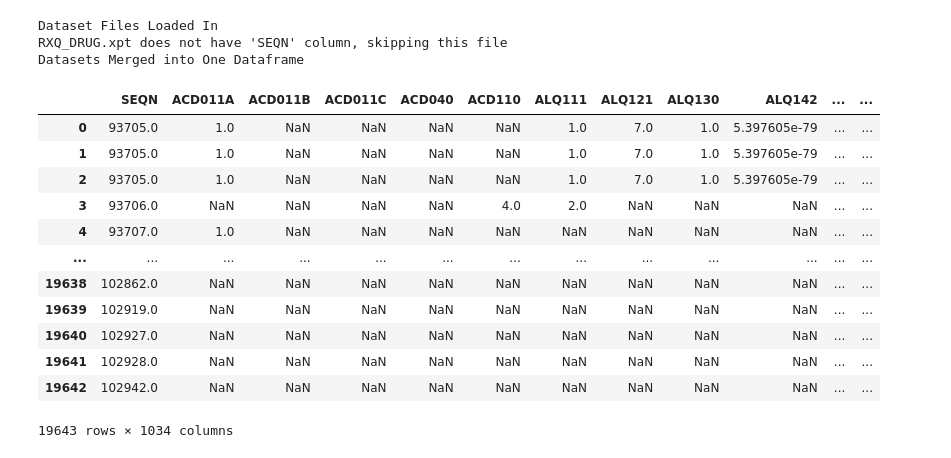
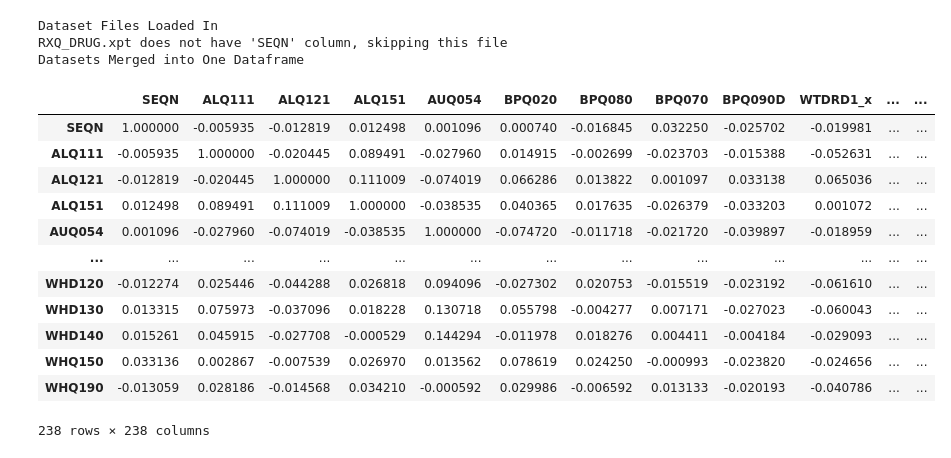
Before and after one commit to nglahani/ML_RPA_Use_Case, a Jupyter notebook: Python/Data_Test.ipynb, the cells around one changed output. Saved outputs shown, nothing was run; the diff lists cells and outputs as text; code cells hidden in the pictures.

```diff
--- a/Python/Data_Test.ipynb
+++ b/Python/Data_Test.ipynb
@@ -1,9 +8,4 @@
 # %%
-import pandas as pd
-from os import listdir, getcwd
-from os.path import isfile, join, dirname
-
-
 #Read in Input Path Where Datafiles are Stored, keep as a list of files
 try:
     input_path = dirname(getcwd()) + "\\Data\\Test_Data\\"
@@ -37,25 +39,56 @@ except Exception as e:
 else:
     print("Datasets Merged into One Dataframe")
 
-#DIQ010 - Doctor Said You Have Diabetes
-#DIQ160 - Doctor Said You Are At Risk For Diabetes
+#MCQ220 - Have you been diagnosed with cancer
+#MCQ230a -What kind was it
 
-df_init
 #Identify Response Variable Column, And Begin Dataframe Cleaning
+response = "MCQ220"
 # %% [output]
 Dataset Files Loaded In
 RXQ_DRUG.xpt does not have 'SEQN' column, skipping this file
 Datasets Merged into One Dataframe
-|  | SEQN | ACD011A | ACD011B | ACD011C | ACD040 | ACD110 | ALQ111 | ALQ121 | ALQ130 | ALQ142 | ... | ... |
-| 0 | 93705.0 | 1.0 | NaN | NaN | NaN | NaN | 1.0 | 7.0 | 1.0 | 5.397605e-79 | ... | ... |
-| 1 | 93705.0 | 1.0 | NaN | NaN | NaN | NaN | 1.0 | 7.0 | 1.0 | 5.397605e-79 | ... | ... |
-| 2 | 93705.0 | 1.0 | NaN | NaN | NaN | NaN | 1.0 | 7.0 | 1.0 | 5.397605e-79 | ... | ... |
-| 3 | 93706.0 | NaN | NaN | NaN | NaN | 4.0 | 2.0 | NaN | NaN | NaN | ... | ... |
-| 4 | 93707.0 | 1.0 | NaN | NaN | NaN | NaN | NaN | NaN | NaN | NaN | ... | ... |
-| ... | ... | ... | ... | ... | ... | ... | ... | ... | ... | ... | ... | ... |
-| 19638 | 102862.0 | NaN | NaN | NaN | NaN | NaN | NaN | NaN | NaN | NaN | ... | ... |
-| 19639 | 102919.0 | NaN | NaN | NaN | NaN | NaN | NaN | NaN | NaN | NaN | ... | ... |
-| 19640 | 102927.0 | NaN | NaN | NaN | NaN | NaN | NaN | NaN | NaN | NaN | ... | ... |
-| 19641 | 102928.0 | NaN | NaN | NaN | NaN | NaN | NaN | NaN | NaN | NaN | ... | ... |
-| 19642 | 102942.0 | NaN | NaN | NaN | NaN | NaN | NaN | NaN | NaN | NaN | ... | ... |
-19643 rows × 1034 columns
+# %%
+#Keep Only Rows that Have Response Variable
+df_init_1 = df_init[df_init[response].notna()]
+
+#Drop Columns With More than 30% of Rows Missing
+
+perc = 30 # Like N %
+min_count =  int(((100-perc)/100)*df_init_1.shape[0] + 1)
+df_init_2 = df_init_1.dropna( axis=1,
+                thresh=min_count)
+
+#Impute Missing Values with Median of Column
+
+df_init_3 = df_init_2.fillna(df_init_2.median())
+df_init_3 = df_init_3.select_dtypes(exclude=['object'])
+
+
+#Remove Outliers with one_class_SVM
+
+# identify 5% of data as outliers in the training dataset
+ee = OneClassSVM(nu = .05)
+yhat = ee.fit_predict(df_init_3)
+mask = yhat != -1
+
+# select all rows that are not outliers
+df_init_4 = df_init_3[mask]
+
+
+#Create Correlation Matrix and Remove Correlated Variables
+corr_matrix = df_init_4.corr()
+# %% [output]
+|  | SEQN | ALQ111 | ALQ121 | ALQ151 | AUQ054 | BPQ020 | BPQ080 | BPQ070 | BPQ090D | WTDRD1_x | ... | ... |
+| SEQN | 1.000000 | -0.005935 | -0.012819 | 0.012498 | 0.001096 | 0.000740 | -0.016845 | 0.032250 | -0.025702 | -0.019981 | ... | ... |
+| ALQ111 | -0.005935 | 1.000000 | -0.020445 | 0.089491 | -0.027960 | 0.014915 | -0.002699 | -0.023703 | -0.015388 | -0.052631 | ... | ... |
+| ALQ121 | -0.012819 | -0.020445 | 1.000000 | 0.111009 | -0.074019 | 0.066286 | 0.013822 | 0.001097 | 0.033138 | 0.065036 | ... | ... |
+| ALQ151 | 0.012498 | 0.089491 | 0.111009 | 1.000000 | -0.038535 | 0.040365 | 0.017635 | -0.026379 | -0.033203 | 0.001072 | ... | ... |
+| AUQ054 | 0.001096 | -0.027960 | -0.074019 | -0.038535 | 1.000000 | -0.074720 | -0.011718 | -0.021720 | -0.039897 | -0.018959 | ... | ... |
+| ... | ... | ... | ... | ... | ... | ... | ... | ... | ... | ... | ... | ... |
+| WHD120 | -0.012274 | 0.025446 | -0.044288 | 0.026818 | 0.094096 | -0.027302 | 0.020753 | -0.015519 | -0.023192 | -0.061610 | ... | ... |
+| WHD130 | 0.013315 | 0.075973 | -0.037096 | 0.018228 | 0.130718 | 0.055798 | -0.004277 | 0.007171 | -0.027023 | -0.060043 | ... | ... |
+| WHD140 | 0.015261 | 0.045915 | -0.027708 | -0.000529 | 0.144294 | -0.011978 | 0.018276 | 0.004411 | -0.004184 | -0.029093 | ... | ... |
+| WHQ150 | 0.033136 | 0.002867 | -0.007539 | 0.026970 | 0.013562 | 0.078619 | 0.024250 | -0.000993 | -0.023820 | -0.024656 | ... | ... |
+| WHQ190 | -0.013059 | 0.028186 | -0.014568 | 0.034210 | -0.000592 | 0.029986 | -0.006592 | 0.013133 | -0.020193 | -0.040786 | ... | ... |
+238 rows × 238 columns
```
Also changed, not shown: parts of 3 cells of this notebook, 3 other files.
